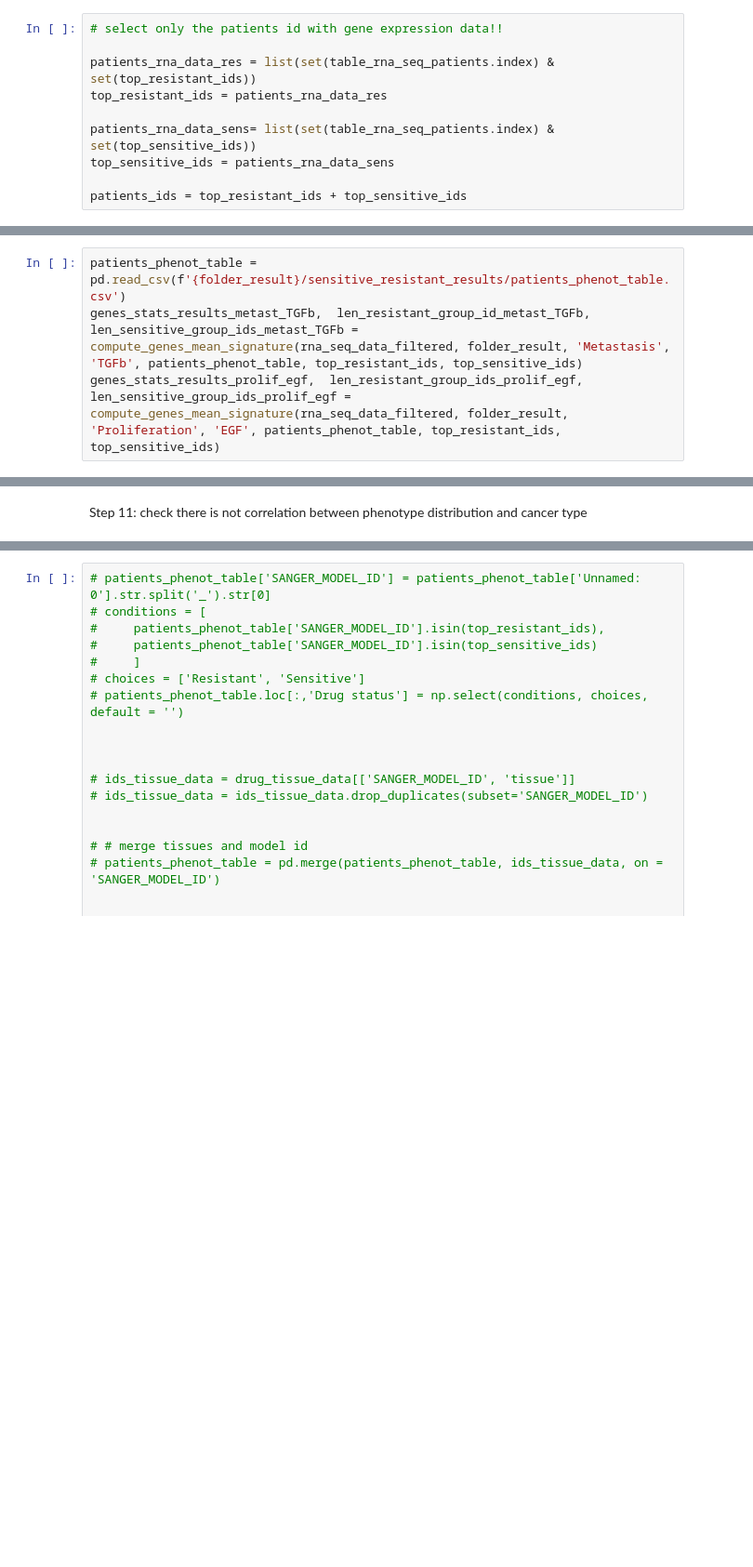
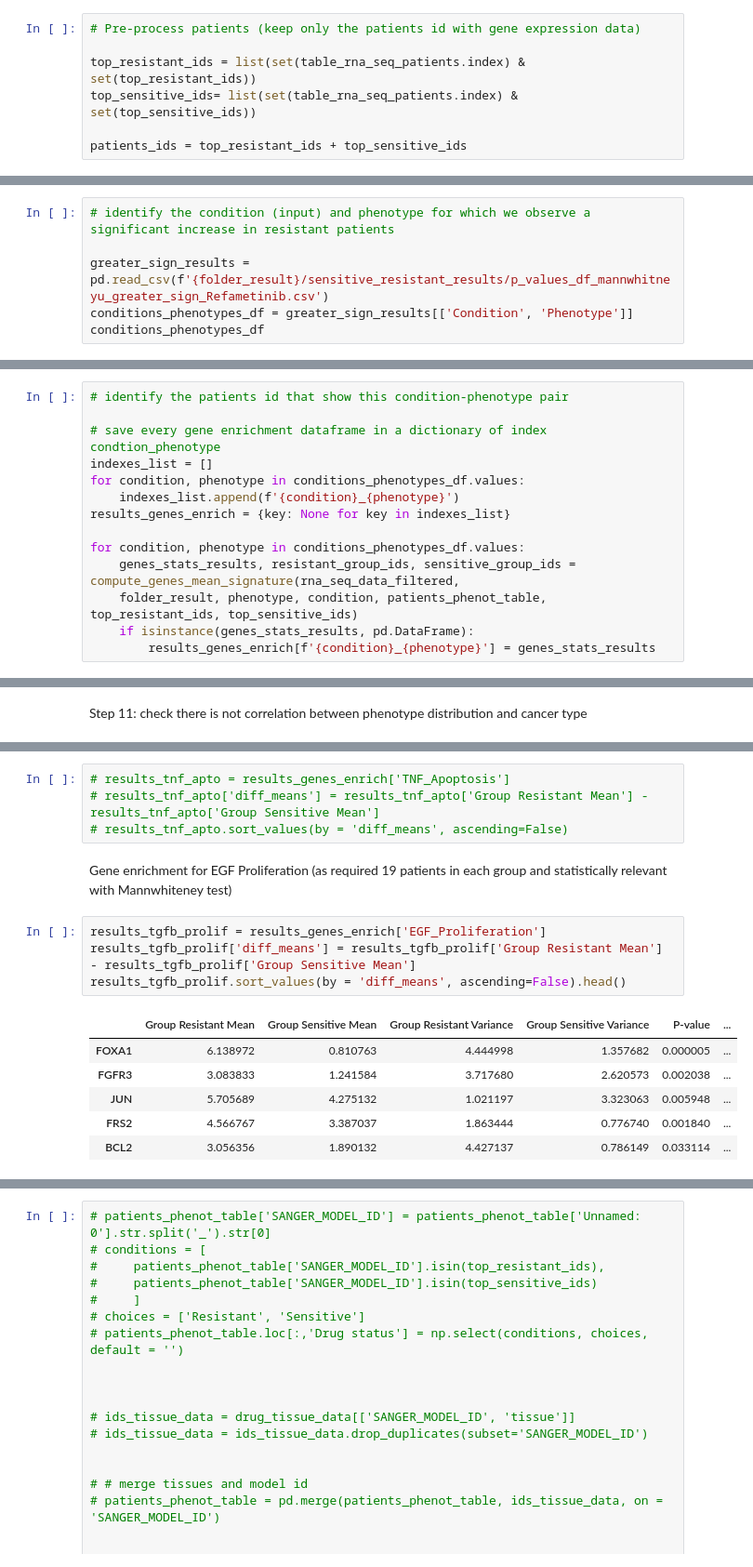
Before and after one commit to romane-gauthierj/Attractor-Resistance, a Jupyter notebook: pipeline_pers.ipynb, the cells around one changed output, grey strips where cells are left out. Shown at 93% size. Drawn from its saved outputs; the diff is of its cells as text; blank space fills up the shorter version.

```diff
--- a/pipeline_pers.ipynb
+++ b/pipeline_pers.ipynb
@@ -137,11 +180,8 @@ table_rna_seq_patients = create_table_rna_seq_patients(rna_seq_data_filtered)
 # %%
-# select only the patients id with gene expression data!!
+# Pre-process patients (keep only the patients id with gene expression data)
 
-patients_rna_data_res = list(set(table_rna_seq_patients.index) & set(top_resistant_ids))
-top_resistant_ids = patients_rna_data_res
-
-patients_rna_data_sens= list(set(table_rna_seq_patients.index) & set(top_sensitive_ids))
-top_sensitive_ids = patients_rna_data_sens
+top_resistant_ids = list(set(table_rna_seq_patients.index) & set(top_resistant_ids))
+top_sensitive_ids= list(set(table_rna_seq_patients.index) & set(top_sensitive_ids))
 
 patients_ids = top_resistant_ids + top_sensitive_ids
 # %%
@@ -342,3 +448,9 @@ Step 10: Create heatmap figure
 # vizualise_table_phenotype_condition(folder_result, patient_resistant_mean, patient_sensitive_mean)
 # %% [markdown]
 Step 11: Identify genes differently expressed in the patients with high
+# %%
+# identify the condition (input) and phenotype for which we observe a significant increase in resistant patients
+
+greater_sign_results = pd.read_csv(f'{folder_result}/sensitive_resistant_results/p_values_df_mannwhitneyu_greater_sign_Refametinib.csv')
+conditions_phenotypes_df = greater_sign_results[['Condition', 'Phenotype']]
+conditions_phenotypes_df
@@ -345,4 +468,14 @@ Step 11: Identify genes differently expressed in the patients with high
 # %%
-patients_phenot_table = pd.read_csv(f'{folder_result}/sensitive_resistant_results/patients_phenot_table.csv')
-genes_stats_results_metast_TGFb,  len_resistant_group_id_metast_TGFb, len_sensitive_group_ids_metast_TGFb = compute_genes_mean_signature(rna_seq_data_filtered, folder_result, 'Metastasis', 'TGFb', patients_phenot_table, top_resistant_ids, top_sensitive_ids)
-genes_stats_results_prolif_egf,  len_resistant_group_ids_prolif_egf, len_sensitive_group_ids_prolif_egf = compute_genes_mean_signature(rna_seq_data_filtered, folder_result, 'Proliferation', 'EGF', patients_phenot_table, top_resistant_ids, top_sensitive_ids)
+# identify the patients id that show this condition-phenotype pair
+
+# save every gene enrichment dataframe in a dictionary of index condtion_phenotype
+indexes_list = []
+for condition, phenotype in conditions_phenotypes_df.values:
+    indexes_list.append(f'{condition}_{phenotype}')
+results_genes_enrich = {key: None for key in indexes_list}
+
+for condition, phenotype in conditions_phenotypes_df.values:
+    genes_stats_results, resistant_group_ids, sensitive_group_ids = compute_genes_mean_signature(rna_seq_data_filtered,
+    folder_result, phenotype, condition, patients_phenot_table, top_resistant_ids, top_sensitive_ids)
+    if isinstance(genes_stats_results, pd.DataFrame):
+        results_genes_enrich[f'{condition}_{phenotype}'] = genes_stats_results
@@ -350,0 +506,17 @@ Step 11: check there is not correlation between phenotype distribution and cance
+# %%
+# results_tnf_apto = results_genes_enrich['TNF_Apoptosis']
+# results_tnf_apto['diff_means'] = results_tnf_apto['Group Resistant Mean'] - results_tnf_apto['Group Sensitive Mean']
+# results_tnf_apto.sort_values(by = 'diff_means', ascending=False)
+# %% [markdown]
+Gene enrichment for EGF Proliferation (as required 19 patients in each group and statistically relevant with Mannwhiteney test)
+# %%
+results_tgfb_prolif = results_genes_enrich['EGF_Proliferation']
+results_tgfb_prolif['diff_means'] = results_tgfb_prolif['Group Resistant Mean'] - results_tgfb_prolif['Group Sensitive Mean']
+results_tgfb_prolif.sort_values(by = 'diff_means', ascending=False).head()
+# %% [output]
+|  | Group Resistant Mean | Group Sensitive Mean | Group Resistant Variance | Group Sensitive Variance | P-value | ... |
+| FOXA1 | 6.138972 | 0.810763 | 4.444998 | 1.357682 | 0.000005 | ... |
+| FGFR3 | 3.083833 | 1.241584 | 3.717680 | 2.620573 | 0.002038 | ... |
+| JUN | 5.705689 | 4.275132 | 1.021197 | 3.323063 | 0.005948 | ... |
+| FRS2 | 4.566767 | 3.387037 | 1.863444 | 0.776740 | 0.001840 | ... |
+| BCL2 | 3.056356 | 1.890132 | 4.427137 | 0.786149 | 0.033114 | ... |
```
Also changed, not shown: parts of 60 cells of this notebook, 10 other files.
